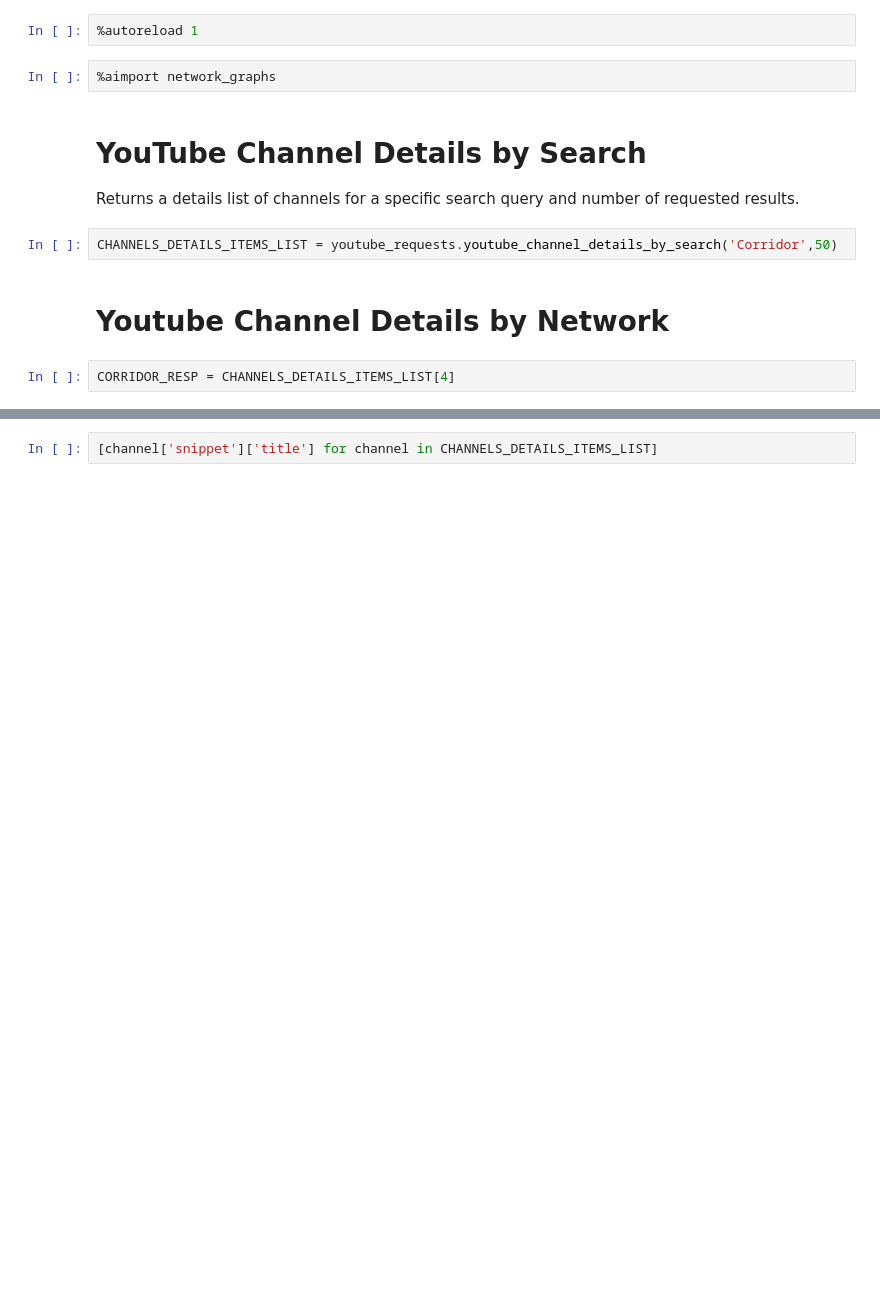
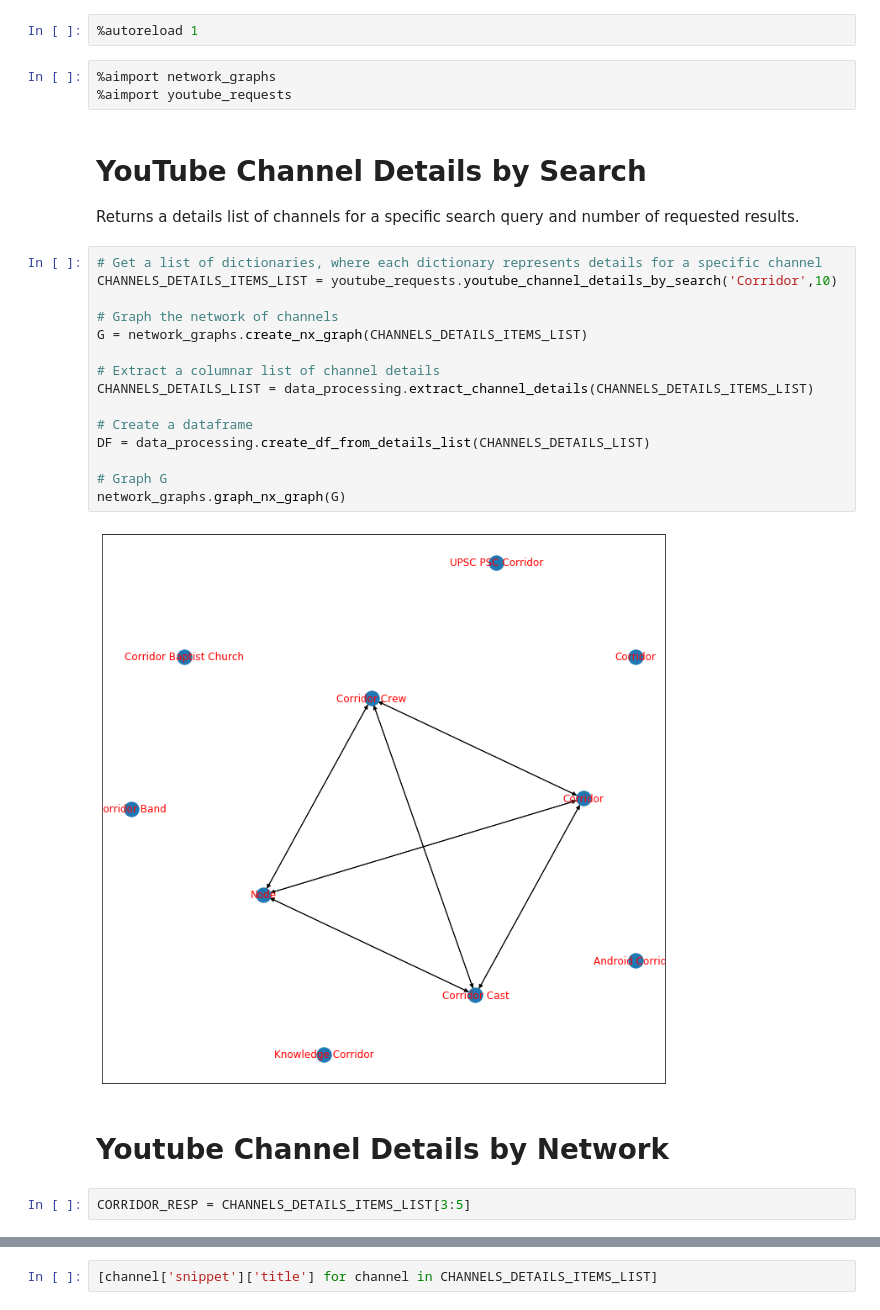
Before and after one commit to DanOvad/youtube-channel-analysis, a Jupyter notebook: youtube_data.ipynb, the cells around one changed output, grey strips where cells are left out. Saved outputs shown, nothing was run; the diff lists cells and outputs as text; blank space fills up the shorter version.

```diff
--- a/youtube_data.ipynb
+++ b/youtube_data.ipynb
@@ -37,13 +39,29 @@ import network_graphs
 %autoreload 1
 # %%
 %aimport network_graphs
+%aimport youtube_requests
 # %% [markdown]
 # YouTube Channel Details by Search
 
 Returns a details list of channels for a specific search query and number of requested results.
-# %%
-CHANNELS_DETAILS_ITEMS_LIST = youtube_requests.youtube_channel_details_by_search('Corridor',50)
+# %%
+# Get a list of dictionaries, where each dictionary represents details for a specific channel
+CHANNELS_DETAILS_ITEMS_LIST = youtube_requests.youtube_channel_details_by_search('Corridor',10)
+
+# Graph the network of channels
+G = network_graphs.create_nx_graph(CHANNELS_DETAILS_ITEMS_LIST)
+
+# Extract a columnar list of channel details
+CHANNELS_DETAILS_LIST = data_processing.extract_channel_details(CHANNELS_DETAILS_ITEMS_LIST)
+
+# Create a dataframe
+DF = data_processing.create_df_from_details_list(CHANNELS_DETAILS_LIST)
+
+# Graph G
+network_graphs.graph_nx_graph(G)
+# %% [output]
+[figure, added]
 # %% [markdown]
 # Youtube Channel Details by Network
 # %%
-CORRIDOR_RESP = CHANNELS_DETAILS_ITEMS_LIST[4]
+CORRIDOR_RESP = CHANNELS_DETAILS_ITEMS_LIST[3:5]
```
Also changed, not shown: parts of 26 cells of this notebook, 2 other files.
